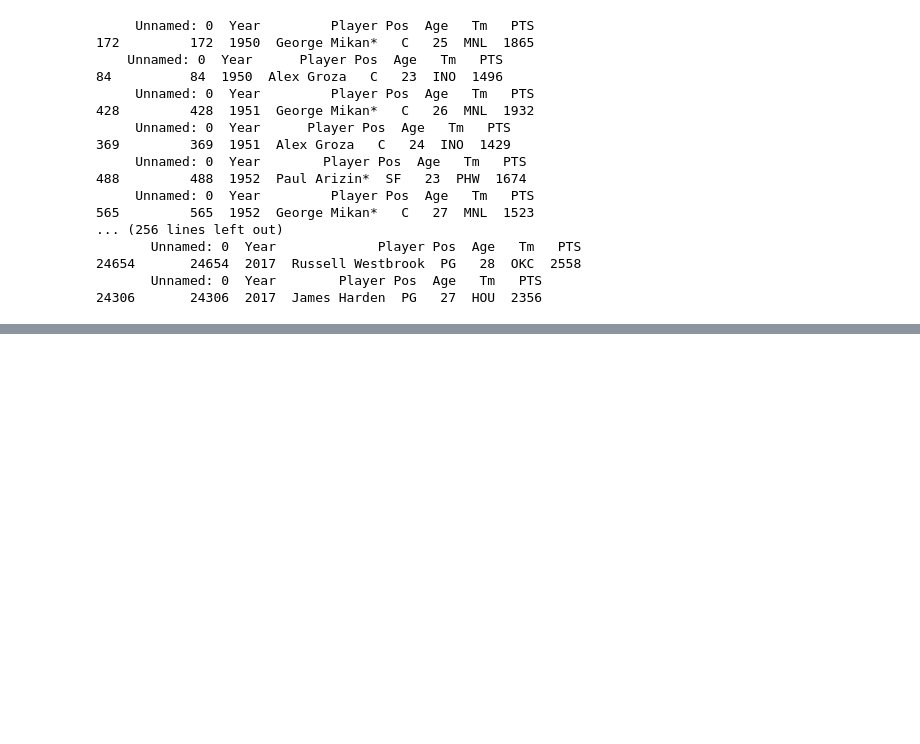
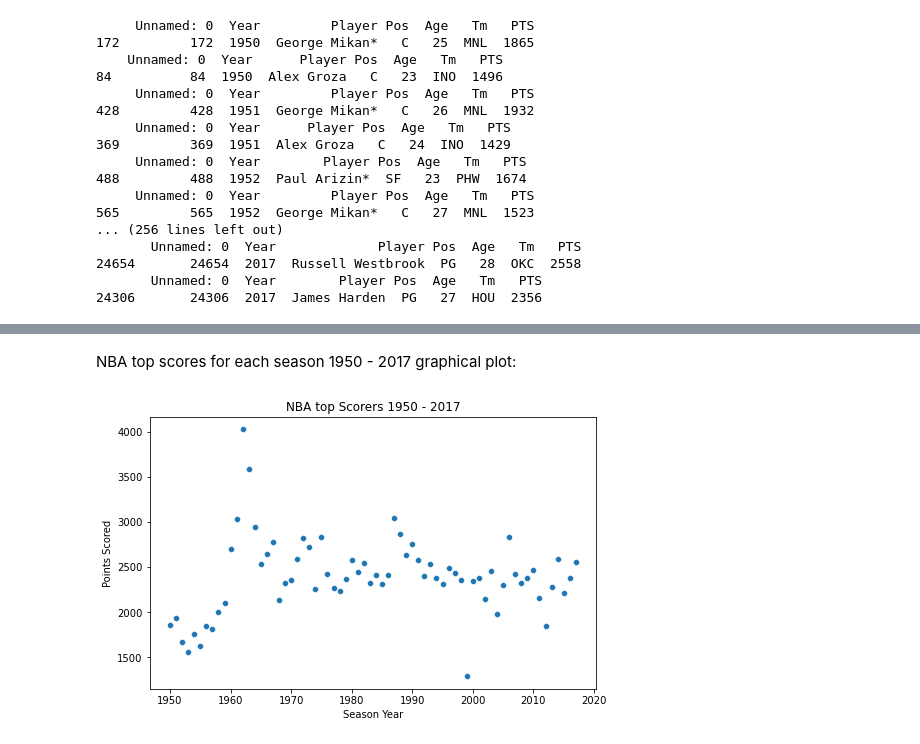
Before and after one commit to timothy7walker/NBA-s-Top-Scorers, a Jupyter notebook: TimothyWalkerNBA.ipynb, the cells around one changed output, grey strips where cells are left out. Drawn from its saved outputs; the diff is of its cells as text; code cells hidden in the pictures; blank space fills up the shorter version.

```diff
--- a/TimothyWalkerNBA.ipynb
+++ b/TimothyWalkerNBA.ipynb
@@ -342,0 +188,3 @@ Code to display 3 graphs of top and second top scorers in the NBA since 1950 and
+# %%
+topScorers = pd.concat(seasonTopScorer)
+topScorers
@@ -342,0 +224,11 @@ Code to display 3 graphs of top and second top scorers in the NBA since 1950 and
+# %% [markdown]
+NBA top scores for each season 1950 - 2017 graphical plot:
+# %%
+plt.figure(figsize=(8,5))
+sns.scatterplot(data=topScorers,x='Year',y='PTS')
+plt.title('NBA top Scorers 1950 - 2017') #title
+plt.xlabel('Season Year') #x label
+plt.ylabel('Points Scored') #y label
+plt.show()
+# %% [output]
+[figure, added]
```
Also changed, not shown: parts of 44 cells of this notebook, 1 other file.
